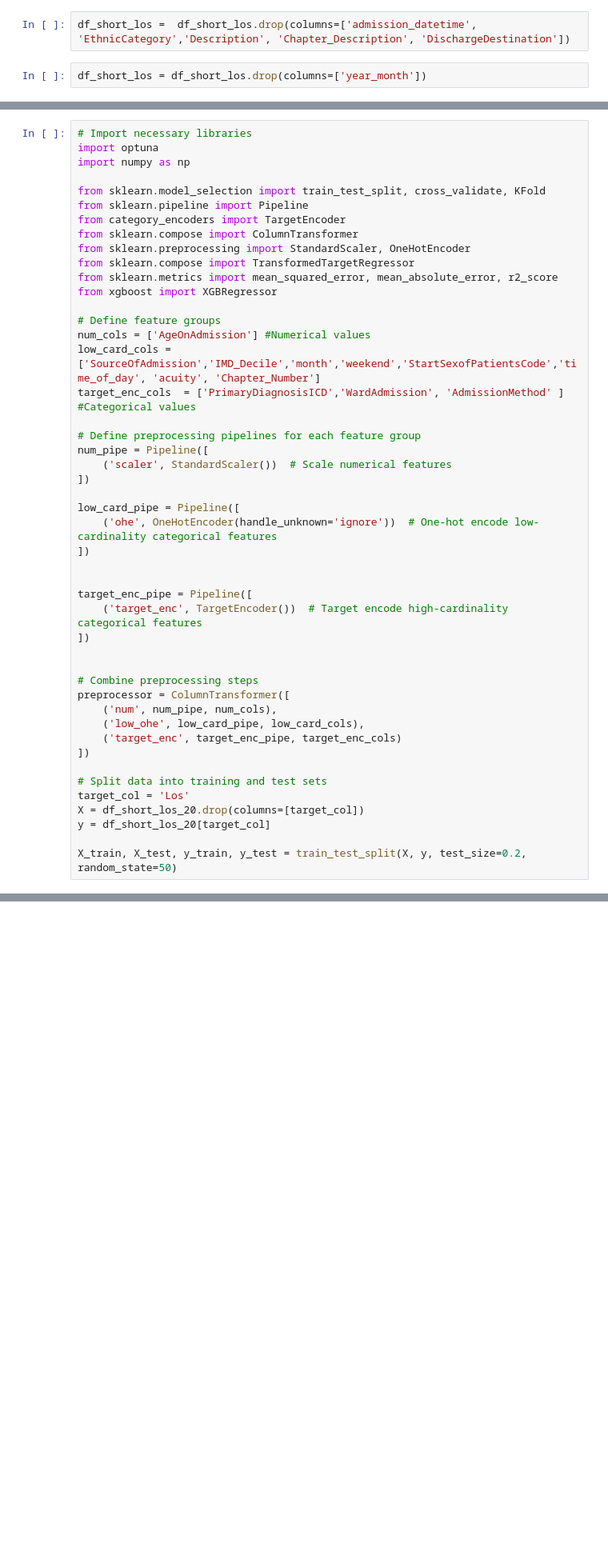
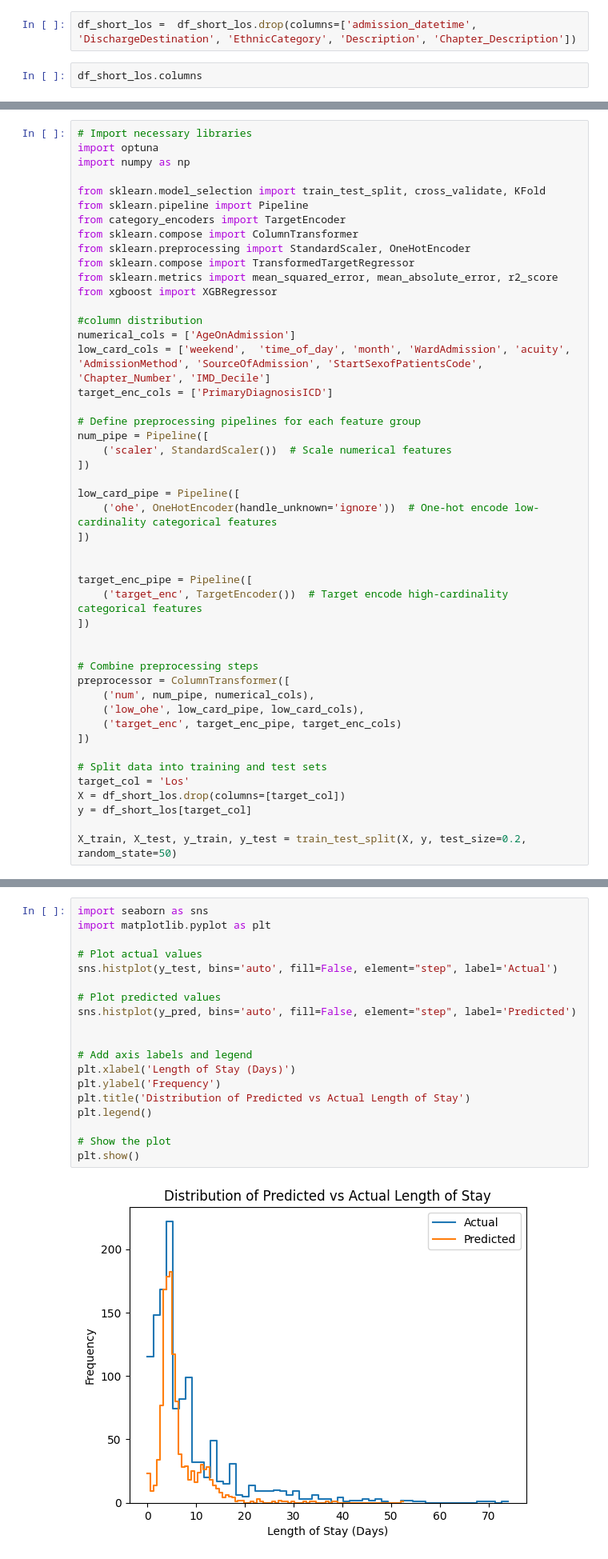
Before and after one commit to jawad-iqbal99/patient_length_of_stay, a Jupyter notebook: notebooks/LOS_EMERG.ipynb, the cells around one changed output, grey strips where cells are left out. Shown at 80% size. Saved outputs shown, nothing was run; the diff lists cells and outputs as text; blank space fills up the shorter version.

```diff
--- a/notebooks/LOS_EMERG.ipynb
+++ b/notebooks/LOS_EMERG.ipynb
@@ -353,4 +304,4 @@ Boolean Series key will be reindexed to match DataFrame index.
 # %%
-df_short_los =  df_short_los.drop(columns=['admission_datetime', 'EthnicCategory','Description', 'Chapter_Description', 'DischargeDestination'])
+df_short_los =  df_short_los.drop(columns=['admission_datetime', 'DischargeDestination', 'EthnicCategory', 'Description', 'Chapter_Description'])
 # %%
-df_short_los = df_short_los.drop(columns=['year_month'])
+df_short_los.columns
@@ -505,10 +441,10 @@ from sklearn.compose import TransformedTargetRegressor
 from sklearn.metrics import mean_squared_error, mean_absolute_error, r2_score
 from xgboost import XGBRegressor
 
-# Define feature groups
-num_cols = ['AgeOnAdmission'] #Numerical values
-low_card_cols = ['SourceOfAdmission','IMD_Decile','month','weekend','StartSexofPatientsCode','time_of_day', 'acuity', 'Chapter_Number']
-target_enc_cols  = ['PrimaryDiagnosisICD','WardAdmission', 'AdmissionMethod' ] #Categorical values
+#column distribution
+numerical_cols = ['AgeOnAdmission']
+low_card_cols = ['weekend',  'time_of_day', 'month', 'WardAdmission', 'acuity', 'AdmissionMethod', 'SourceOfAdmission', 'StartSexofPatientsCode', 'Chapter_Number', 'IMD_Decile']
+target_enc_cols = ['PrimaryDiagnosisICD']
 
 # Define preprocessing pipelines for each feature group
 num_pipe = Pipeline([
@@ -527,15 +463,15 @@ target_enc_pipe = Pipeline([
 
 # Combine preprocessing steps
 preprocessor = ColumnTransformer([
-    ('num', num_pipe, num_cols),
+    ('num', num_pipe, numerical_cols),
     ('low_ohe', low_card_pipe, low_card_cols),
     ('target_enc', target_enc_pipe, target_enc_cols)
 ])
 
 # Split data into training and test sets
 target_col = 'Los'
-X = df_short_los_20.drop(columns=[target_col])
-y = df_short_los_20[target_col]
+X = df_short_los.drop(columns=[target_col])
+y = df_short_los[target_col]
 
 X_train, X_test, y_train, y_test = train_test_split(X, y, test_size=0.2, random_state=50)
 # %%
@@ -639,0 +575,21 @@ Final Test MAE: 1.282, RMSE: 2.575, R² Score: 0.7031
+# %%
+import seaborn as sns
+import matplotlib.pyplot as plt
+
+# Plot actual values
+sns.histplot(y_test, bins='auto', fill=False, element="step", label='Actual')
+
+# Plot predicted values
+sns.histplot(y_pred, bins='auto', fill=False, element="step", label='Predicted')
+
+
+# Add axis labels and legend
+plt.xlabel('Length of Stay (Days)')
+plt.ylabel('Frequency')
+plt.title('Distribution of Predicted vs Actual Length of Stay')
+plt.legend()
+
+# Show the plot
+plt.show()
+# %% [output]
+[figure, added]
```
Also changed, not shown: parts of 47 cells of this notebook, 7 other files.
